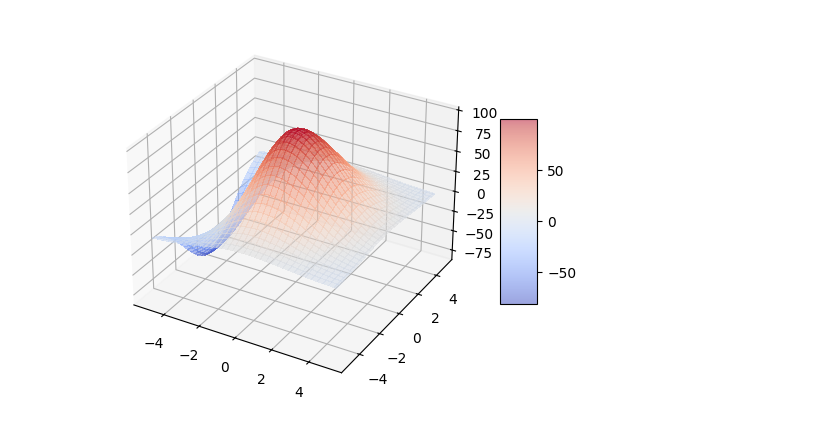
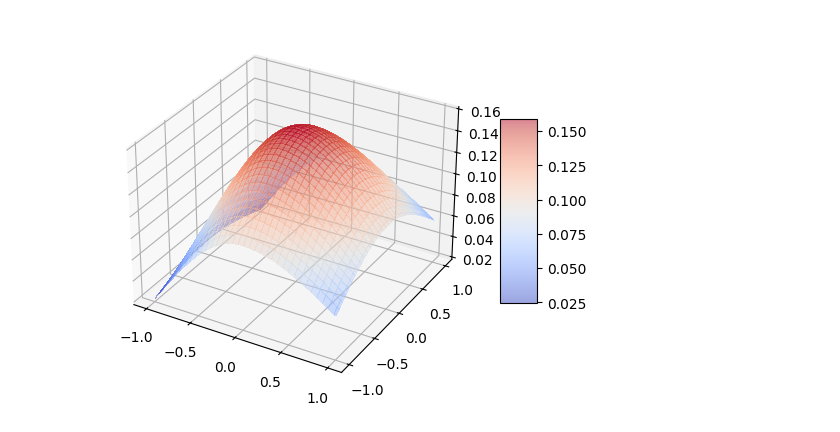
Before and after one commit to pabloharbar/LBM, a Jupyter notebook: distribution.ipynb, the cells around one changed output. Saved outputs shown, nothing was run; the diff lists cells and outputs as text; code cells hidden in the pictures.

```diff
--- a/distribution.ipynb
+++ b/distribution.ipynb
@@ -3,39 +3,39 @@ import numpy as np
 import matplotlib.pyplot as plt
 from matplotlib import cm
 
-ef_scale = 5
+ef_scale = 1
 ef_x = np.linspace(-ef_scale, ef_scale, 101)
 ef_y = np.linspace(-ef_scale, ef_scale, 101)
 
 X, Y = np.meshgrid(ef_x, ef_y)
 
 
 def population(X, Y):
-    A = 100
-    B = 10
-    population = A * np.exp(-(X**2 + Y**2) / B)
+    D = 2
+    rho = 1
+    population = rho / (2 * np.pi) ** (D / 2) * np.exp(-(X**2 + Y**2) / 2)
     return population
 
 
 eq_pop = population(X, Y)
 # boundary_pop_x = population(np.clip(X, -ef_scale, 0), Y)
 boundary_pop_x = population(np.clip(X, 0, ef_scale), Y)
 
 fig, ax = plt.subplots(subplot_kw={"projection": "3d"})
 # surf = ax.plot_surface(
 #     X, Y, eq_pop, cmap=cm.coolwarm, linewidth=0, alpha=0.5, antialiased=False
 # )
 surf = ax.plot_surface(
     X,
     Y,
     eq_pop - (boundary_pop_x - eq_pop),
     cmap=cm.coolwarm,
     linewidth=0,
     alpha=0.5,
     antialiased=False,
 )
 fig.colorbar(surf, shrink=0.5, aspect=5)
 
 plt.show()
 # %% [output]
-[figure, old version]
+[figure, new version]
```
